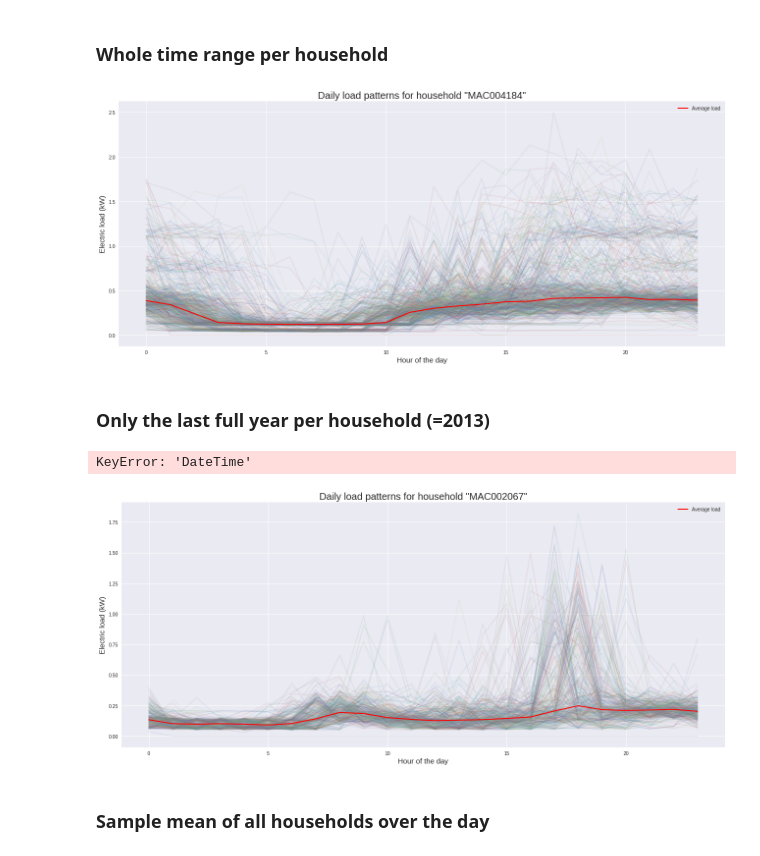
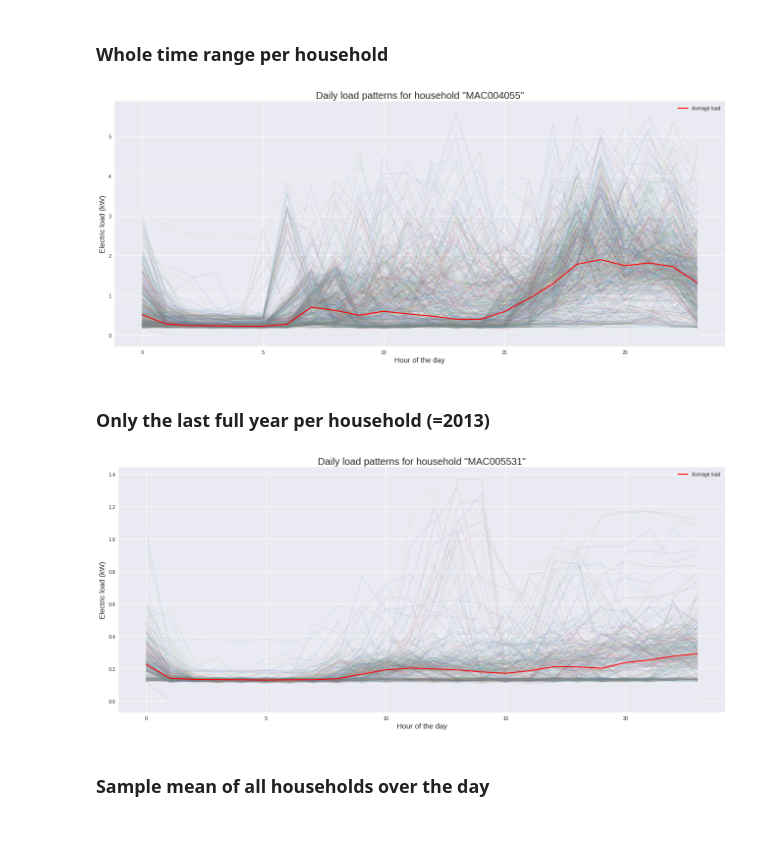
Before and after one commit to CrazyHooch1/smartmeter, a Jupyter notebook: notebooks/1_analysis_london_data.ipynb, the cells around one changed output. Saved outputs shown, nothing was run; the diff lists cells and outputs as text; code cells hidden in the pictures.

```diff
--- a/notebooks/1_analysis_london_data.ipynb
+++ b/notebooks/1_analysis_london_data.ipynb
@@ -47,0 +58,3 @@ df.describe()
+# %%
+df = df[df.stdorToU=="Std"]
+df.describe()
@@ -48,7 +73,7 @@ df.describe()
 # %% [markdown]
 ### Drop obsolete information
 # %%
-df.drop(['Acorn', 'Acorn_grouped'], axis=1, inplace=True)
-df.columns = ['LCLid', 'stdorToU', 'DateTime', 'consumption']
+df.drop(['Acorn', 'Acorn_grouped', 'stdorToU'], axis=1, inplace=True)
+df.columns = ['LCLid', 'DateTime', 'consumption']
 df.head()
 # %% [output]
@@ -92,47 +117,47 @@ df_sub = df[df.LCLid.isin(household_sample)]
 # %%
 # Draw a random sample household
 household_sample = random.choice(df.LCLid.unique())
 df_sample = df[df.LCLid == household_sample]
 df_sample.set_index('DateTime', inplace=True)
-df_sample.drop(['LCLid', 'stdorToU'], 1, inplace=True)
+df_sample.drop(['LCLid'], 1, inplace=True)
 
 
 # Resampling to hour
 df_sample_hour = df_sample.resample('H').sum()
 
 # Extracting necessary variables
 df_sample_hour.reset_index(inplace=True)
 df_sample_hour['date'] = df_sample_hour['DateTime'].apply(lambda x: x.date())
 df_sample_hour['hour'] = df_sample_hour['DateTime'].apply(lambda x: x.hour)
 
 # Long to wide for plotting
 df_sample_daily_pattern = df_sample_hour.pivot_table(index='date', columns='hour', values='consumption')
 
 # Plot
 fig,ax = plt.subplots(figsize=(18,8))
 ax.plot(df_sample_daily_pattern.T, alpha=0.1)
 ax.plot(df_sample_daily_pattern.median(), c='red', linewidth = 2, label = 'Average load')
 ax.set_xlabel('Hour of the day', size=15)
 ax.set_ylabel('Electric load (kW)', size=15)
 ax.set_title('Daily load patterns for household "{house}"'.format(house=household_sample), size=20)
 ax.legend()
 fig.tight_layout()
 plt.savefig('../reports/figures/daily_patterns/' + household_sample + '.png')
 # %% [output]
-[figure, old version]
+[figure, new version]
 # %% [markdown]
 ###  Only the last full year per household (=2013)
 # %%
 df_sub.set_index('DateTime', inplace=True)
 df_2013 = df_sub.loc['2013']
+df_2013.reset_index(inplace=True)
+df_2013.to_csv('../data/processed/london_2013.csv', index=False)
-# %% [output]
-KeyError: 'DateTime'
 # %%
 # Draw a random sample household
 household_sample = random.choice(df_2013.LCLid.unique())
 df_sample = df_2013[df_2013.LCLid == household_sample]
 df_sample.set_index('DateTime', inplace=True)
-df_sample.drop(['LCLid', 'stdorToU'], 1, inplace=True)
+df_sample.drop(['LCLid'], 1, inplace=True)
 
 
 # Resampling to hour
@@ -156,6 +181,6 @@ ax.set_title('Daily load patterns for household "{house}"'.format(house=househol
 ax.legend()
 fig.tight_layout()
 # %% [output]
-[figure, old version]
+[figure, new version]
 # %% [markdown]
 ### Sample mean of all households over the day
```
Also changed, not shown: parts of 15 cells of this notebook, 11 other files.
